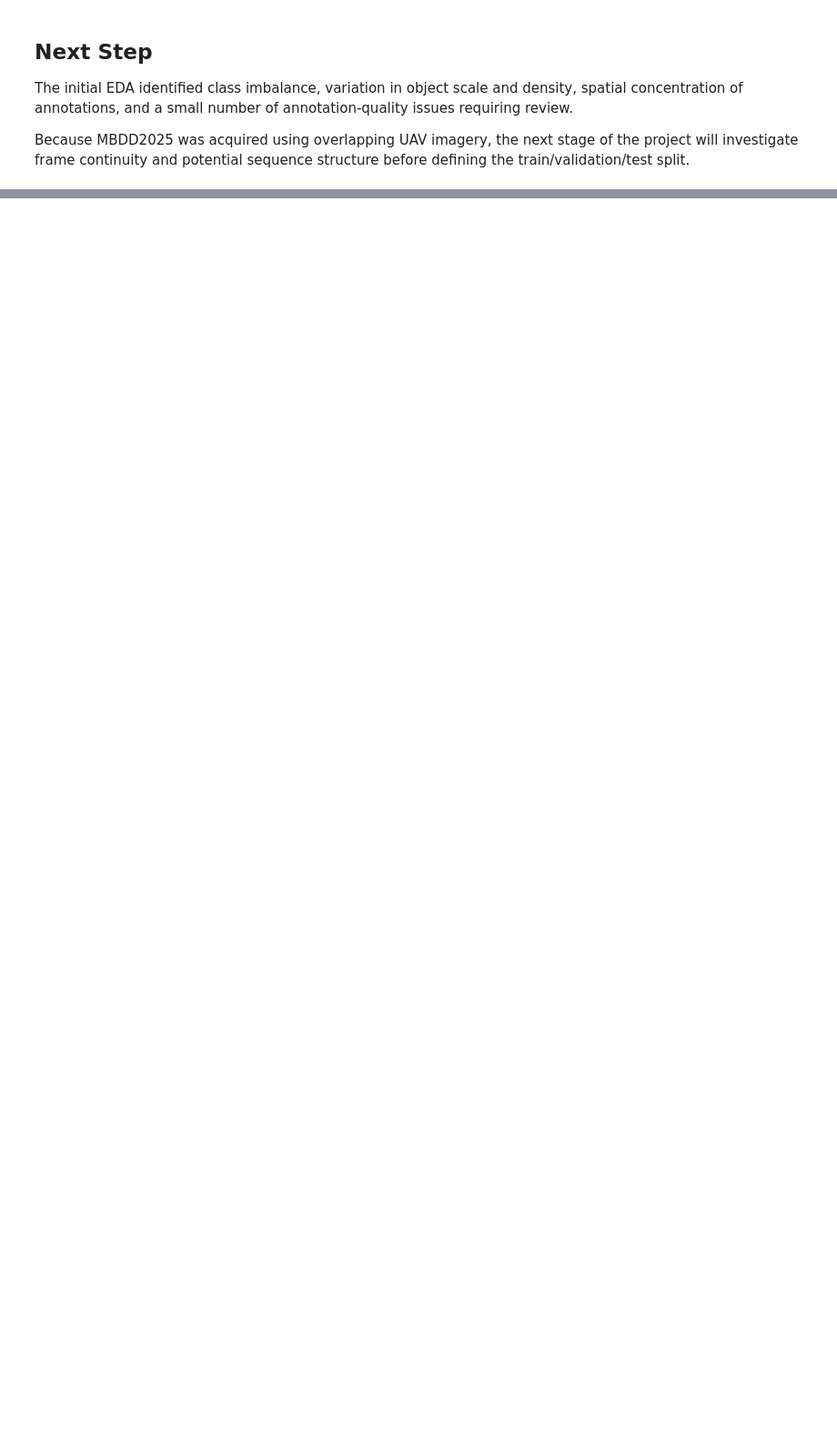
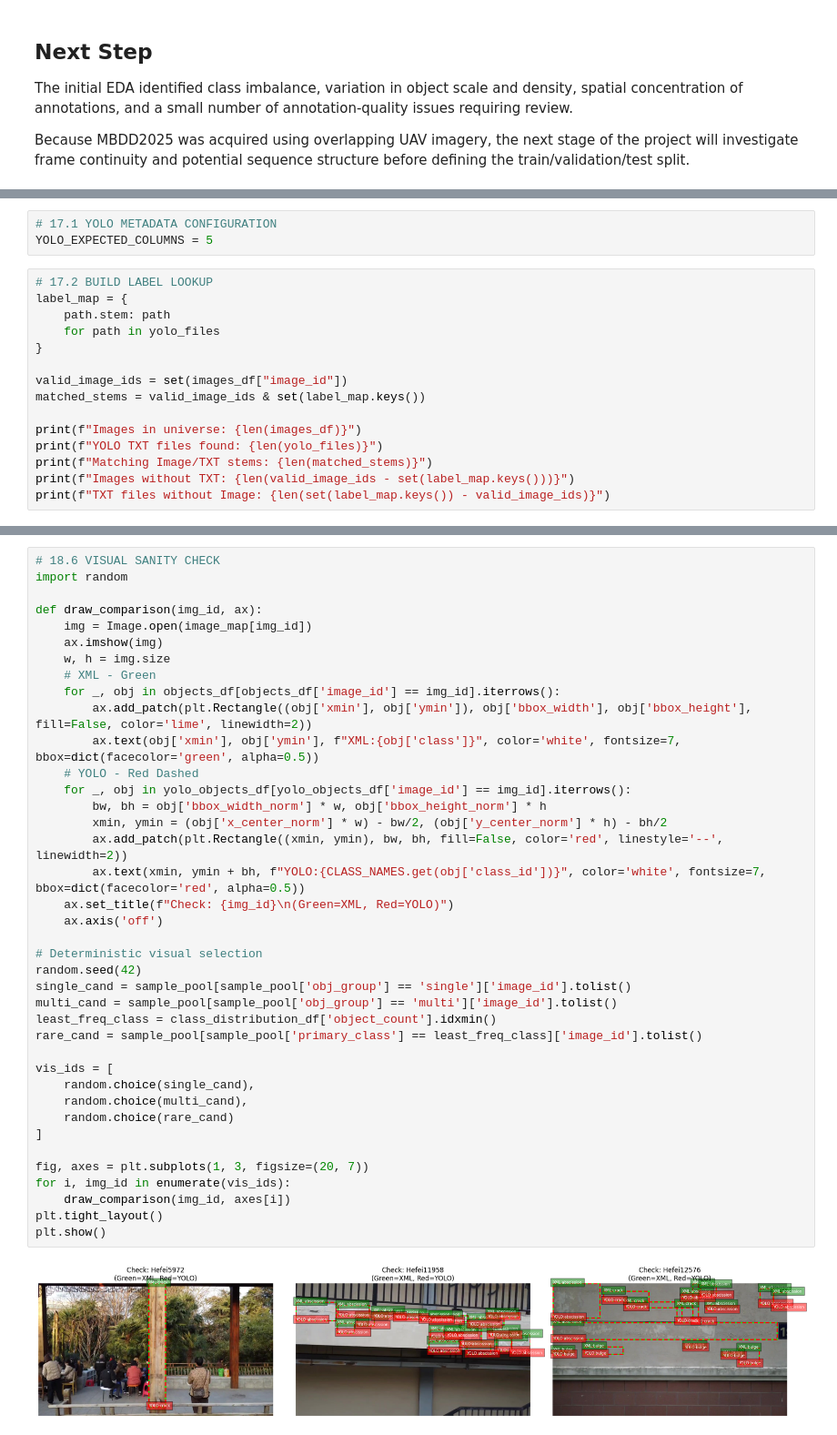
Before and after one commit to Ouriel91/ai-deep-learning-course, a Jupyter notebook: project_02_mbdd2025/project_2_Ouri_Ilya.ipynb, the cells around one changed output, grey strips where cells are left out. Shown at 91% size. Drawn from its saved outputs; the diff is of its cells as text; blank space fills up the shorter version.

```diff
--- a/project_02_mbdd2025/project_2_Ouri_Ilya.ipynb
+++ b/project_02_mbdd2025/project_2_Ouri_Ilya.ipynb
@@ -645,0 +938,18 @@ Because MBDD2025 was acquired using overlapping UAV imagery, the next stage of t
+# %%
+# 17.1 YOLO METADATA CONFIGURATION
+YOLO_EXPECTED_COLUMNS = 5
+# %%
+# 17.2 BUILD LABEL LOOKUP
+label_map = {
+    path.stem: path
+    for path in yolo_files
+}
+
+valid_image_ids = set(images_df["image_id"])
+matched_stems = valid_image_ids & set(label_map.keys())
+
+print(f"Images in universe: {len(images_df)}")
+print(f"YOLO TXT files found: {len(yolo_files)}")
+print(f"Matching Image/TXT stems: {len(matched_stems)}")
+print(f"Images without TXT: {len(valid_image_ids - set(label_map.keys()))}")
+print(f"TXT files without Image: {len(set(label_map.keys()) - valid_image_ids)}")
@@ -645,0 +1499,41 @@ Because MBDD2025 was acquired using overlapping UAV imagery, the next stage of t
+# %%
+# 18.6 VISUAL SANITY CHECK
+import random
+
+def draw_comparison(img_id, ax):
+    img = Image.open(image_map[img_id])
+    ax.imshow(img)
+    w, h = img.size
+    # XML - Green
+    for _, obj in objects_df[objects_df['image_id'] == img_id].iterrows():
+        ax.add_patch(plt.Rectangle((obj['xmin'], obj['ymin']), obj['bbox_width'], obj['bbox_height'], fill=False, color='lime', linewidth=2))
+        ax.text(obj['xmin'], obj['ymin'], f"XML:{obj['class']}", color='white', fontsize=7, bbox=dict(facecolor='green', alpha=0.5))
+    # YOLO - Red Dashed
+    for _, obj in yolo_objects_df[yolo_objects_df['image_id'] == img_id].iterrows():
+        bw, bh = obj['bbox_width_norm'] * w, obj['bbox_height_norm'] * h
+        xmin, ymin = (obj['x_center_norm'] * w) - bw/2, (obj['y_center_norm'] * h) - bh/2
+        ax.add_patch(plt.Rectangle((xmin, ymin), bw, bh, fill=False, color='red', linestyle='--', linewidth=2))
+        ax.text(xmin, ymin + bh, f"YOLO:{CLASS_NAMES.get(obj['class_id'])}", color='white', fontsize=7, bbox=dict(facecolor='red', alpha=0.5))
+    ax.set_title(f"Check: {img_id}\n(Green=XML, Red=YOLO)")
+    ax.axis('off')
+
+# Deterministic visual selection
+random.seed(42)
+single_cand = sample_pool[sample_pool['obj_group'] == 'single']['image_id'].tolist()
+multi_cand = sample_pool[sample_pool['obj_group'] == 'multi']['image_id'].tolist()
+least_freq_class = class_distribution_df['object_count'].idxmin()
+rare_cand = sample_pool[sample_pool['primary_class'] == least_freq_class]['image_id'].tolist()
+
+vis_ids = [
+    random.choice(single_cand),
+    random.choice(multi_cand),
+    random.choice(rare_cand)
+]
+
+fig, axes = plt.subplots(1, 3, figsize=(20, 7))
+for i, img_id in enumerate(vis_ids):
+    draw_comparison(img_id, axes[i])
+plt.tight_layout()
+plt.show()
+# %% [output]
+[figure, added]
```
Also changed, not shown: parts of 85 cells of this notebook.
